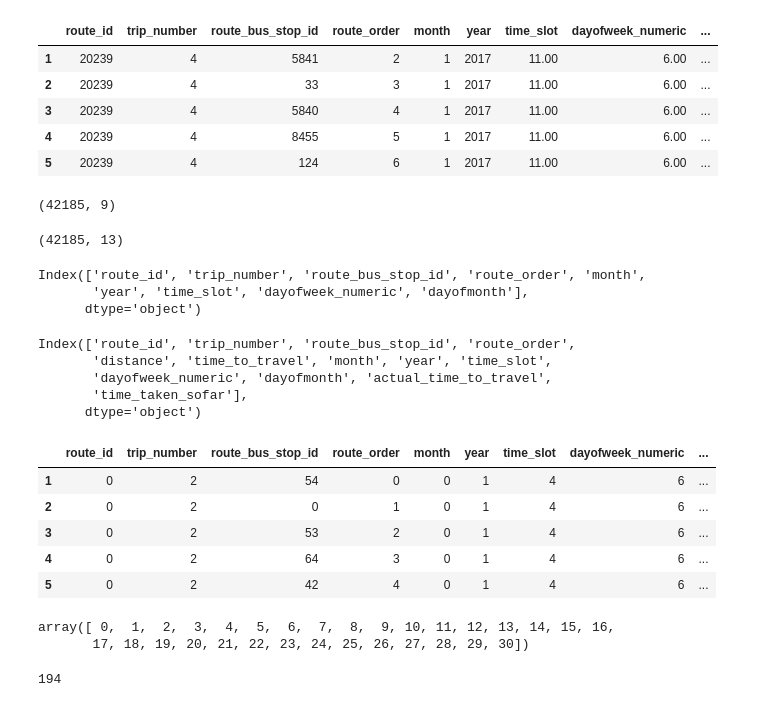
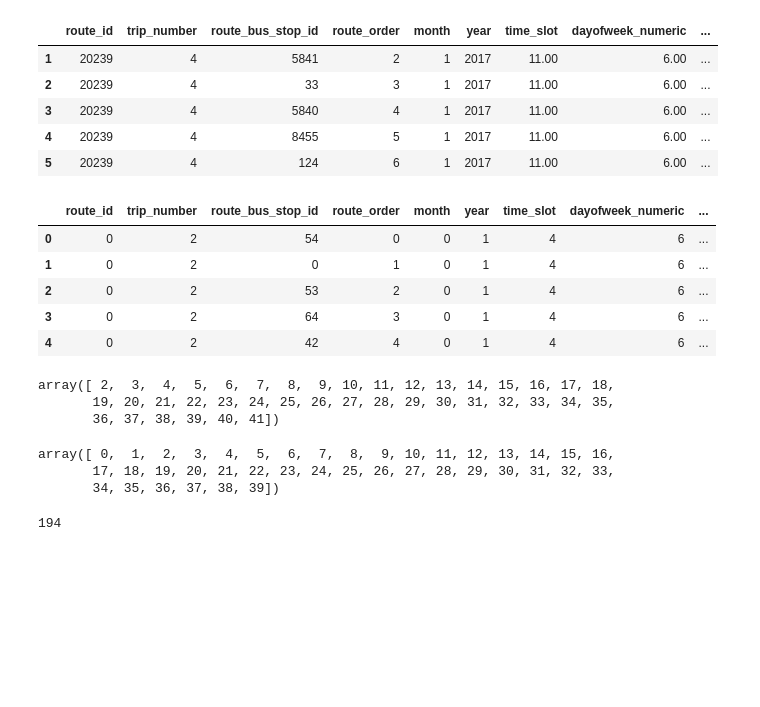
Before and after one commit to gauravmunjal13/Transport_ETA, a Jupyter notebook: FeatureEngineering.ipynb, the cells around one changed output. Drawn from its saved outputs; the diff is of its cells as text; code cells hidden in the pictures; blank space fills up the shorter version.

```diff
--- a/FeatureEngineering.ipynb
+++ b/FeatureEngineering.ipynb
@@ -372,55 +380,53 @@ subset_encoded_df.head()
 | 3 | 20239 | 4 | 5840 | 4 | 1 | 2017 | 11.00 | 6.00 | ... |
 | 4 | 20239 | 4 | 8455 | 5 | 1 | 2017 | 11.00 | 6.00 | ... |
 | 5 | 20239 | 4 | 124 | 6 | 1 | 2017 | 11.00 | 6.00 | ... |
-# %%
-subset_encoded_df.shape
-# %% [output]
-(42185, 9)
-# %%
-encoded_df.shape
-# %% [output]
-(42185, 13)
-# %%
-subset_encoded_df.columns
-# %% [output]
-Index(['route_id', 'trip_number', 'route_bus_stop_id', 'route_order', 'month',
-       'year', 'time_slot', 'dayofweek_numeric', 'dayofmonth'],
-      dtype='object')
-# %%
-encoded_df.columns
-# %% [output]
-Index(['route_id', 'trip_number', 'route_bus_stop_id', 'route_order',
-       'distance', 'time_to_travel', 'month', 'year', 'time_slot',
-       'dayofweek_numeric', 'dayofmonth', 'actual_time_to_travel',
-       'time_taken_sofar'],
-      dtype='object')
 # %%
 # Import preprocessing from sklearn
 from sklearn import preprocessing
 
-# Create a LabelEncoder object and fit it to each feature in X: Though not necessary as there are no object vars
-# 1. INSTANTIATE
+# Create a LabelEncoder object and fit it to each feature in X
+
+# 1. Create a empty encoded dataframe to store the transformation
+subset_encoded_df_2 = pd.DataFrame()
+
+# 2. Create a dictionary to map values and label
+global_index = 0
+mappings = {}
+
+# 3. INSTANTIATE
 # encode labels with value between 0 and n_classes-1.
 le = preprocessing.LabelEncoder()
 
+# 4/5. FIT AND TRANSFORM
+# use df.apply() to apply le.fit_transform to all columns
+#subset_encoded_df_2 = subset_encoded_df.apply(le.fit_transform)
+for column in subset_encoded_df.columns:
+    subset_encoded_df_2[column] = le_record.fit_transform(subset_encoded_df[column].ravel())
+    for index,label in zip(range(len(le_record.classes_)), le_record.classes_):
+        mappings[global_index] = column + str(label)
+        global_index = global_index + 1
 
-# 2/3. FIT AND TRANSFORM
-# use df.apply() to apply le.fit_transform to all columns
-subset_encoded_df_2 = subset_encoded_df.apply(le.fit_transform)
 subset_encoded_df_2.head()
 # %% [output]
 |  | route_id | trip_number | route_bus_stop_id | route_order | month | year | time_slot | dayofweek_numeric | ... |
-| 1 | 0 | 2 | 54 | 0 | 0 | 1 | 4 | 6 | ... |
-| 2 | 0 | 2 | 0 | 1 | 0 | 1 | 4 | 6 | ... |
-| 3 | 0 | 2 | 53 | 2 | 0 | 1 | 4 | 6 | ... |
-| 4 | 0 | 2 | 64 | 3 | 0 | 1 | 4 | 6 | ... |
-| 5 | 0 | 2 | 42 | 4 | 0 | 1 | 4 | 6 | ... |
+| 0 | 0 | 2 | 54 | 0 | 0 | 1 | 4 | 6 | ... |
+| 1 | 0 | 2 | 0 | 1 | 0 | 1 | 4 | 6 | ... |
+| 2 | 0 | 2 | 53 | 2 | 0 | 1 | 4 | 6 | ... |
+| 3 | 0 | 2 | 64 | 3 | 0 | 1 | 4 | 6 | ... |
+| 4 | 0 | 2 | 42 | 4 | 0 | 1 | 4 | 6 | ... |
+# %%
+np.unique(subset_encoded_df[["route_order"]].values)
+# %% [output]
+array([ 2,  3,  4,  5,  6,  7,  8,  9, 10, 11, 12, 13, 14, 15, 16, 17, 18,
+       19, 20, 21, 22, 23, 24, 25, 26, 27, 28, 29, 30, 31, 32, 33, 34, 35,
+       36, 37, 38, 39, 40, 41])
 # %%
-np.unique(subset_encoded_df_2[["dayofmonth"]].values)
+np.unique(subset_encoded_df_2[["route_order"]].values)
 #"route_id","trip_number","route_bus_stop_id","route_order","is_dread_trip","month","year","time_slot","dayofweek_numeric","dayofmonth"
 # %% [output]
 array([ 0,  1,  2,  3,  4,  5,  6,  7,  8,  9, 10, 11, 12, 13, 14, 15, 16,
-       17, 18, 19, 20, 21, 22, 23, 24, 25, 26, 27, 28, 29, 30])
+       17, 18, 19, 20, 21, 22, 23, 24, 25, 26, 27, 28, 29, 30, 31, 32, 33,
+       34, 35, 36, 37, 38, 39])
 # %%
 4+11+76+40+8+2+15+7+31
 # %% [output]
```
Also changed, not shown: parts of 15 cells of this notebook, 2 other files.
